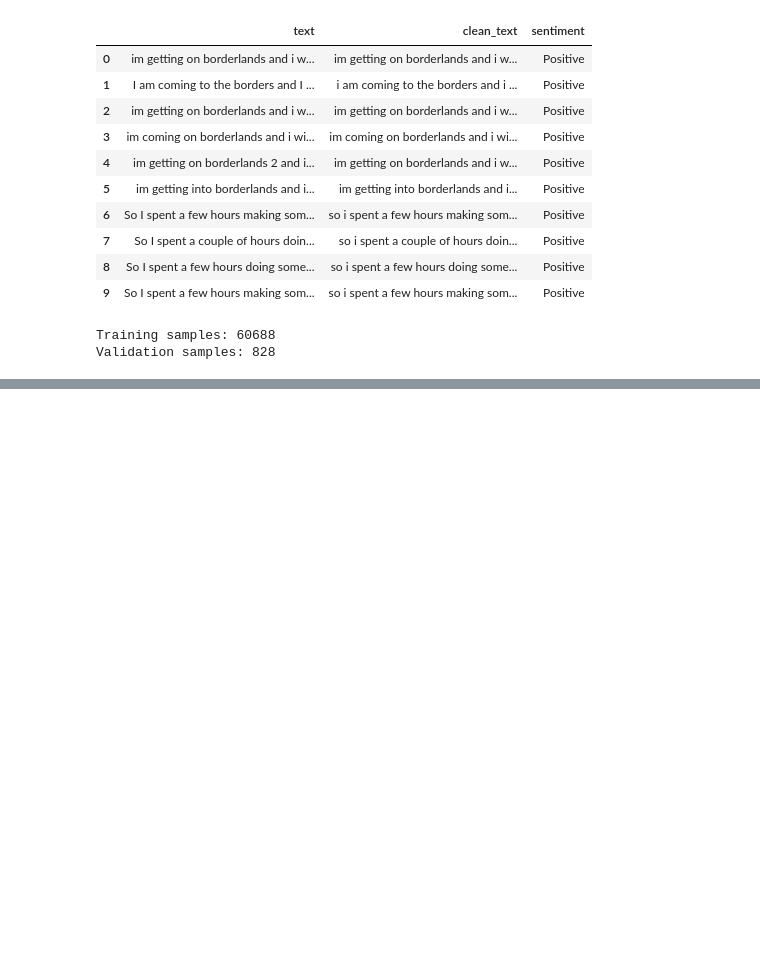
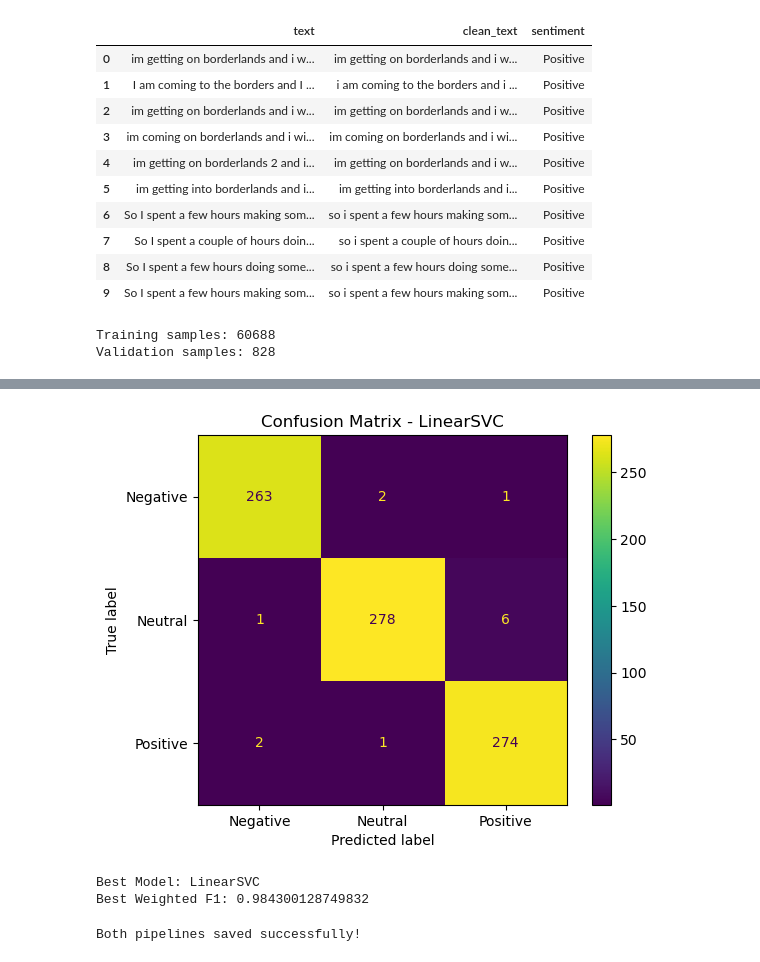
Before and after one commit to Sayanijana23/Sentify, a Jupyter notebook: analysis.ipynb, the cells around one changed output, grey strips where cells are left out. Drawn from its saved outputs; the diff is of its cells as text; code cells hidden in the pictures; blank space fills up the shorter version.

```diff
--- a/analysis.ipynb
+++ b/analysis.ipynb
@@ -980,0 +317,11 @@ Validation F1: 0.9843
+# %%
+print("Training LinearSVC...")
+
+svm_pipeline.fit(
+    X_train,
+    y_train
+)
+
+print(
+    "LinearSVC training completed!"
+)
@@ -980,0 +561,40 @@ Validation F1: 0.9843
+# %%
+ConfusionMatrixDisplay.from_predictions(
+    y_validation,
+    svm_pred,
+    display_labels=svm_pipeline.classes_
+)
+
+plt.title(
+    "Confusion Matrix - LinearSVC"
+)
+
+plt.show()
+# %% [output]
+[figure, added]
+# %%
+if logistic_f1 >= svm_f1:
+
+    best_model_name = "Logistic Regression"
+    best_pipeline = logistic_pipeline
+    best_f1 = logistic_f1
+
+else:
+
+    best_model_name = "LinearSVC"
+    best_pipeline = svm_pipeline
+    best_f1 = svm_f1
+
+
+print(
+    "Best Model:",
+    best_model_name
+)
+
+print(
+    "Best Weighted F1:",
+    best_f1
+)
+# %% [output]
+Best Model: LinearSVC
+Best Weighted F1: 0.984300128749832
@@ -980,0 +606,16 @@ Validation F1: 0.9843
+# %%
+joblib.dump(
+    logistic_pipeline,
+    "models/logistic_pipeline.pkl"
+)
+
+joblib.dump(
+    svm_pipeline,
+    "models/svm_pipeline.pkl"
+)
+
+print(
+    "Both pipelines saved successfully!"
+)
+# %% [output]
+Both pipelines saved successfully!
```
Also changed, not shown: parts of 47 cells of this notebook, 6 other files.
